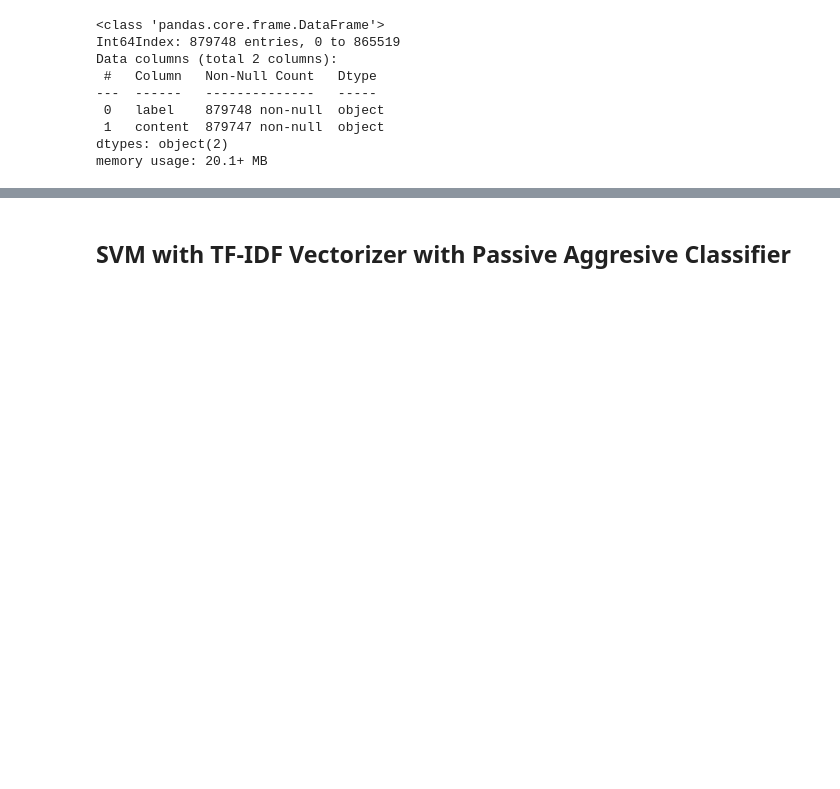
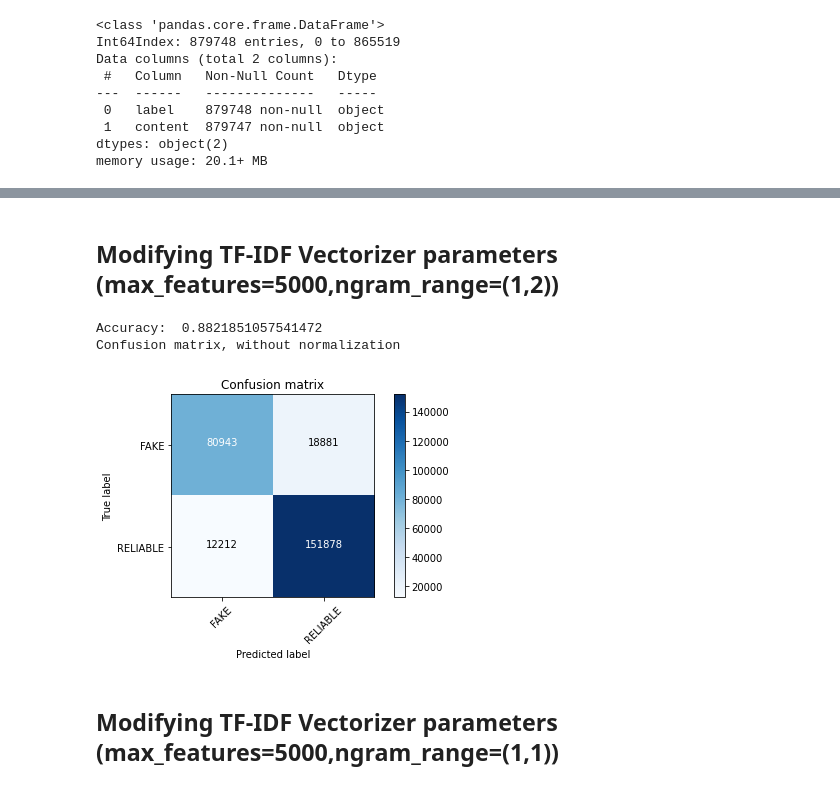
Before and after one commit to CS3244-MachineLearning-Project-AY2021/Fake_News_Detection, a Jupyter notebook: Jerry/Combined_Content_SVM.ipynb, the cells around one changed output, grey strips where cells are left out. Drawn from its saved outputs; the diff is of its cells as text; code cells hidden in the pictures; blank space fills up the shorter version.

Commit message:
[Feat] Multimodel testing for content

```diff
--- a/Jerry/Combined_Content_SVM.ipynb
+++ b/Jerry/Combined_Content_SVM.ipynb
@@ -179,0 +195,6 @@ combined_content_df.to_csv('./work/Datasets/Combined_Dataset/proper_processed_co
+# %%
+combined_content_df = combined_content_df.dropna()
+combined_content_df.reset_index(drop=True, inplace=True)
+combined_content_df = combined_content_df.replace(to_replace='None', value=np.nan).dropna()
+
+combined_content_df.info()
@@ -208,5 +240,6 @@ def plot_confusion_matrix(cm, classes,
     plt.ylabel('True label')
     plt.xlabel('Predicted label')
 # %%
-combined_content_df['title'] = combined_title_df['title'].astype('string')
+combined_content_df = combined_content_df[combined_content_df.label != 'label']
+combined_content_df['content'] = combined_content_df['content'].astype('string')
 combined_content_df.info()
@@ -245,0 +321,3 @@ svm_model = svm_model.fit(X_train, Y_train)
+# %%
+from sklearn.linear_model import PassiveAggressiveClassifier
+pa_model = Pipeline([('tfidf', TfidfVectorizer()), ('passive_aggressive', PassiveAggressiveClassifier(n_iter_no_change=50))])
@@ -246,8 +341,17 @@ svm_model = svm_model.fit(X_train, Y_train)
+# %% [markdown]
+## Modifying TF-IDF Vectorizer parameters (max_features=5000,ngram_range=(1,2))
+# %%
+pa_model_test1 = Pipeline([('tfidf', TfidfVectorizer(max_features=5000,ngram_range=(1,2))), ('passive_aggressive', PassiveAggressiveClassifier(n_iter_no_change=50))])
 # %%
-svm_pred = svm_model.predict(X_test)
-svm_score = metrics.accuracy_score(Y_test, svm_pred)
-print("Accuracy: ", svm_score)
-svm_cm = metrics.confusion_matrix(Y_test, svm_pred)
-plot_confusion_matrix(svm_cm, classes=['FAKE', 'RELIABLE'])
+pa_model_test1.fit(X_train, Y_train)
+pa_pred_test1 = pa_model_test1.predict(X_test)
+pa_score_test1 = metrics.accuracy_score(Y_test, pa_pred_test1)
+print("Accuracy: ", pa_score_test1)
+pa_cm_test1 = metrics.confusion_matrix(Y_test, pa_pred_test1)
+plot_confusion_matrix(pa_cm_test1, classes=['FAKE', 'RELIABLE'])
+# %% [output]
+Accuracy:  0.8821851057541472
+Confusion matrix, without normalization
+[figure, added]
-# %% [markdown]
-## SVM with TF-IDF Vectorizer with Passive Aggresive Classifier
+# %% [markdown]
+## Modifying TF-IDF Vectorizer parameters (max_features=5000,ngram_range=(1,1))
```
Also changed, not shown: parts of 23 cells of this notebook, 1 other file.
